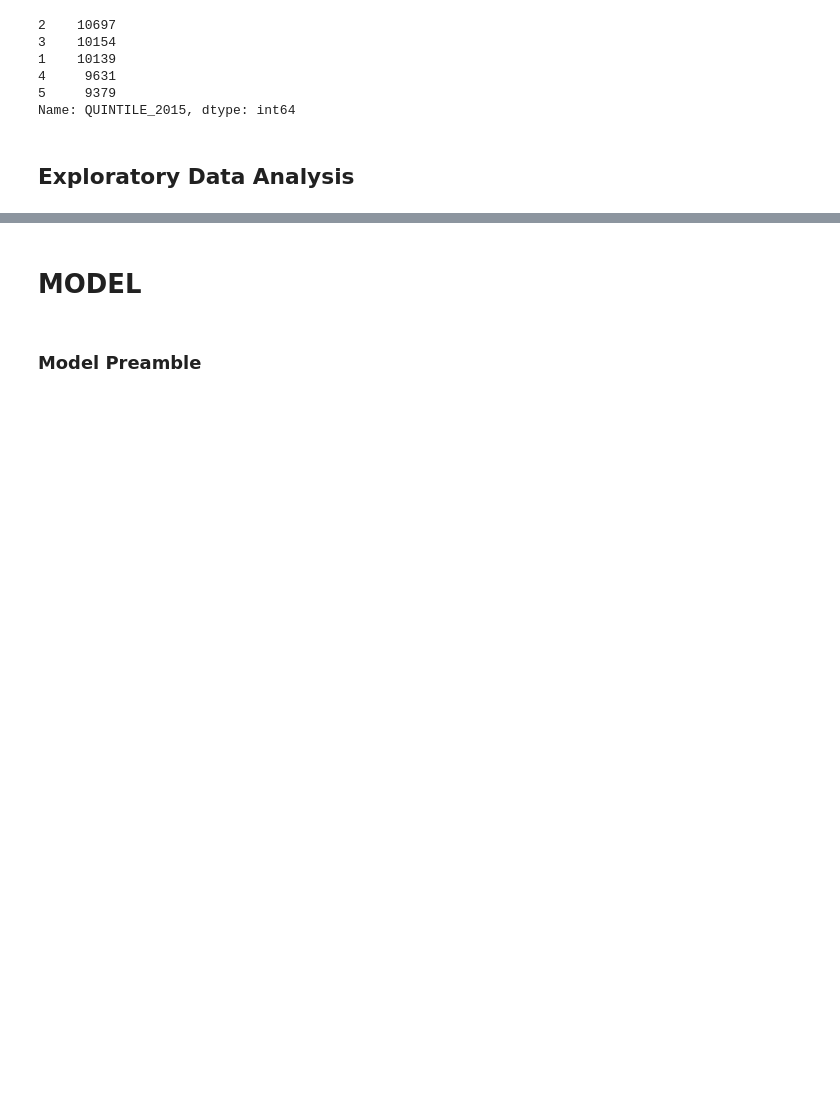
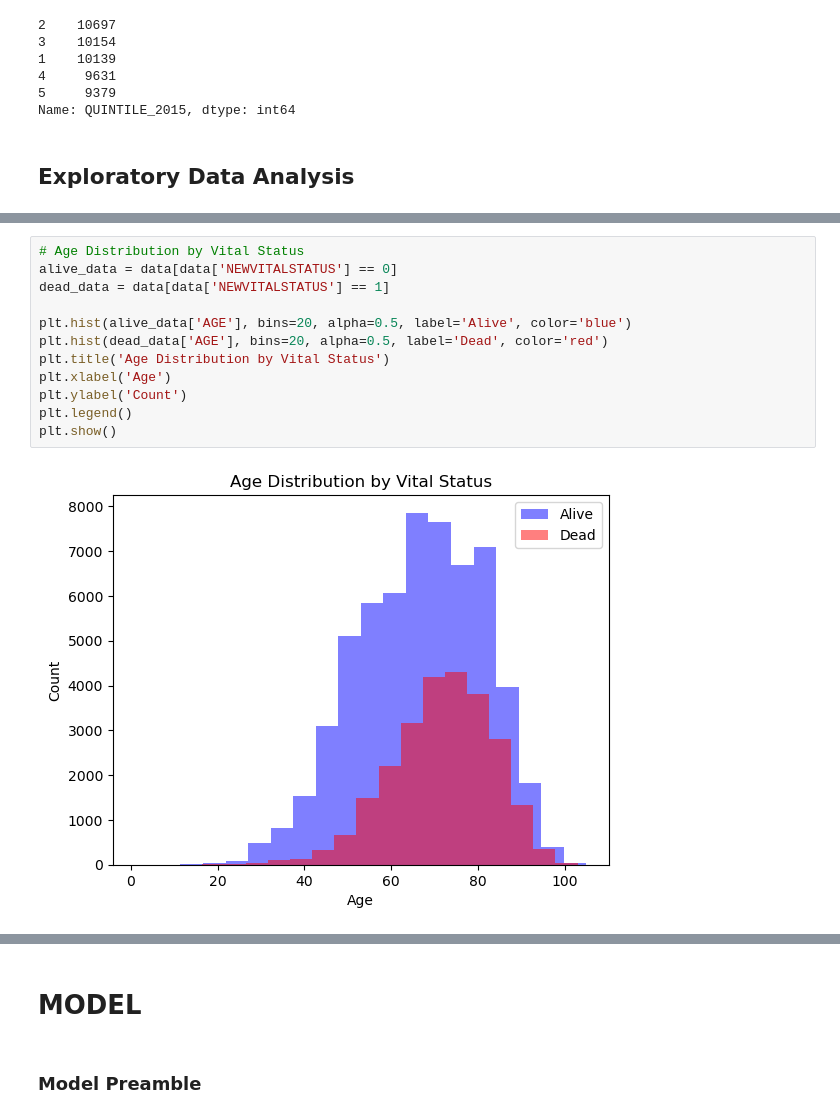
Before and after one commit to ADEYEMIBolaji/BIP_kaggle_challenge, a Jupyter notebook: bip-challenge-group-12.ipynb, the cells around one changed output, grey strips where cells are left out. Saved outputs shown, nothing was run; the diff lists cells and outputs as text; blank space fills up the shorter version.

```diff
--- a/bip-challenge-group-12.ipynb
+++ b/bip-challenge-group-12.ipynb
@@ -1737,0 +1729,14 @@ Name: QUINTILE_2015, dtype: int64
+# %%
+# Age Distribution by Vital Status
+alive_data = data[data['NEWVITALSTATUS'] == 0]
+dead_data = data[data['NEWVITALSTATUS'] == 1]
+
+plt.hist(alive_data['AGE'], bins=20, alpha=0.5, label='Alive', color='blue')
+plt.hist(dead_data['AGE'], bins=20, alpha=0.5, label='Dead', color='red')
+plt.title('Age Distribution by Vital Status')
+plt.xlabel('Age')
+plt.ylabel('Count')
+plt.legend()
+plt.show()
+# %% [output]
+[figure, added]
```
Also changed, not shown: parts of 57 cells of this notebook.
